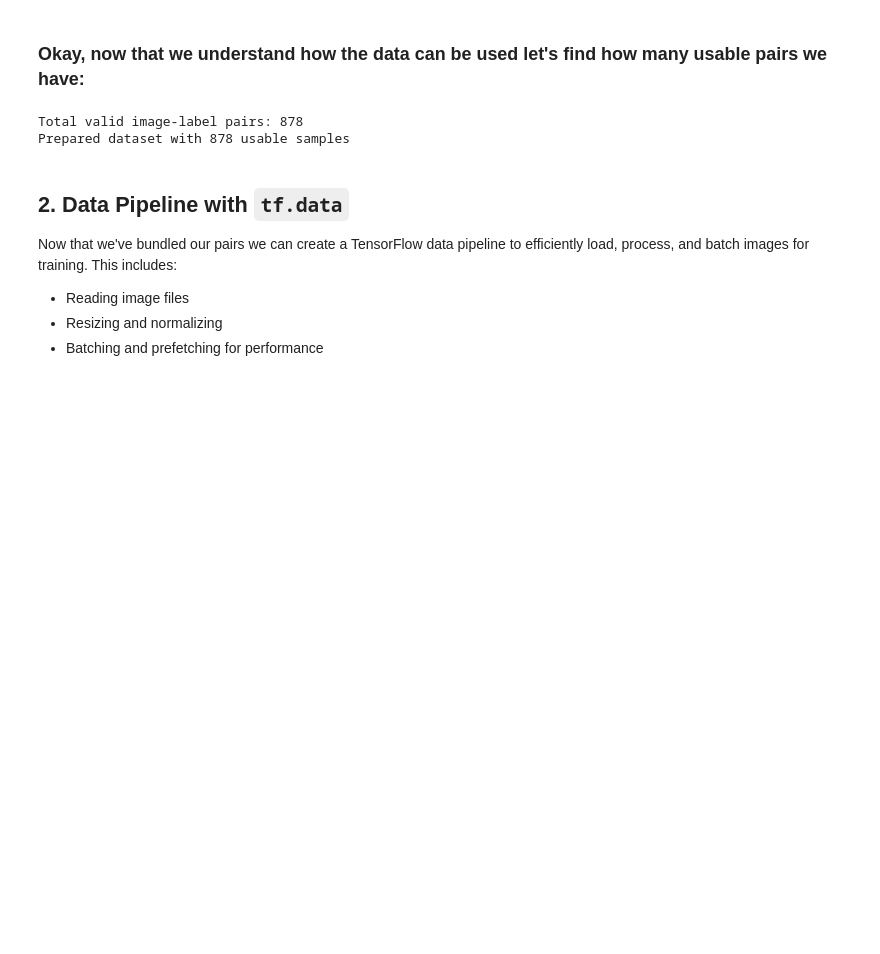
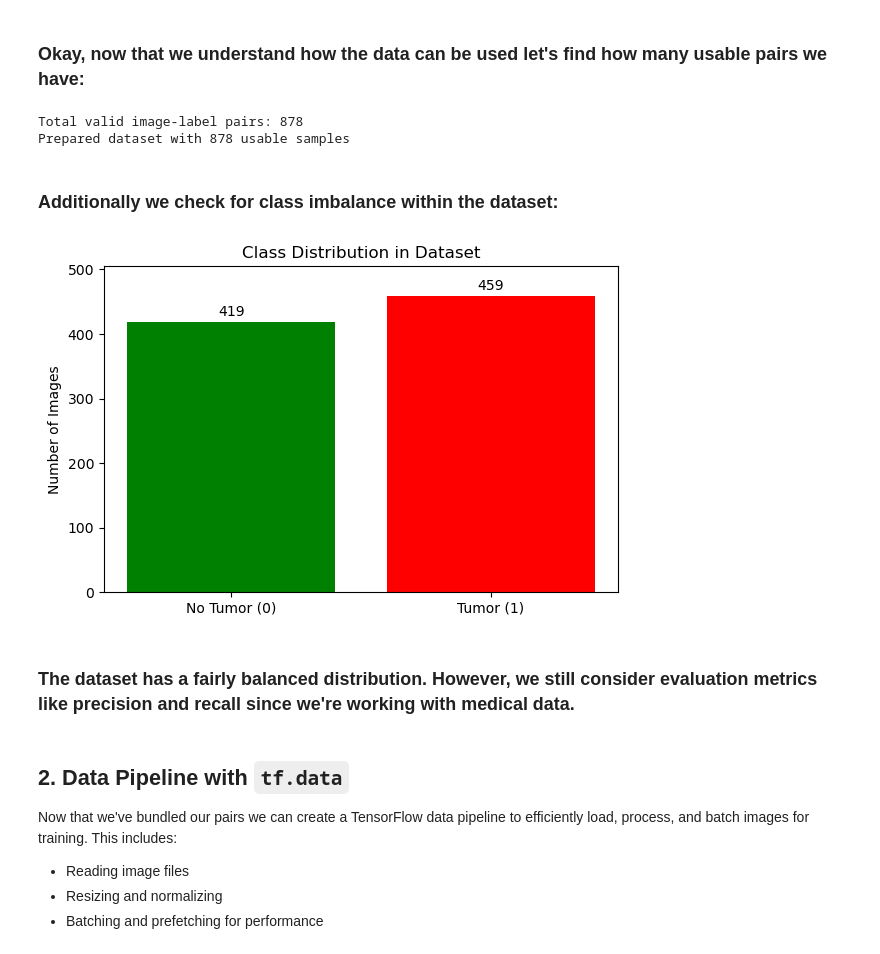
Before and after one commit to MartinMans/brain_tumor_classification, a Jupyter notebook: Notebook.ipynb, the cells around one changed output. Saved outputs shown, nothing was run; the diff lists cells and outputs as text; code cells hidden in the pictures; blank space fills up the shorter version.

```diff
--- a/Notebook.ipynb
+++ b/Notebook.ipynb
@@ -132,6 +161,33 @@ print(f"Prepared dataset with {len(dataset)} usable samples")
 # %% [output]
 Total valid image-label pairs: 878
 Prepared dataset with 878 usable samples
+# %% [markdown]
+### Additionally we check for class imbalance within the dataset:
+# %%
+# Checking for class imbalance
+label_counts = collections.Counter([label for _, label, _ in dataset])
+
+labels = ['No Tumor (0)', 'Tumor (1)']
+counts = [label_counts[0], label_counts[1]]
+
+plt.figure(figsize=(6, 4))
+bars = plt.bar(labels, counts, color=['green', 'red'])
+plt.title("Class Distribution in Dataset")
+plt.ylabel("Number of Images")
+
+# Add count labels on top of each bar
+for bar, count in zip(bars, counts):
+    height = bar.get_height()
+    plt.text(bar.get_x() + bar.get_width() / 2, height + 5,  # position
+             str(count), ha='center', va='bottom', fontsize=10)
+
+plt.ylim(0, max(counts) * 1.1)  # add space above bars
+plt.tight_layout()
+plt.show()
+# %% [output]
+[figure, added]
+# %% [markdown]
+### The dataset has a fairly balanced distribution. However, we still consider evaluation metrics like precision and recall since we're working with medical data.
 # %% [markdown]
 ## 2. Data Pipeline with `tf.data`
 
```
Also changed, not shown: parts of 29 cells of this notebook, 1 other file.
